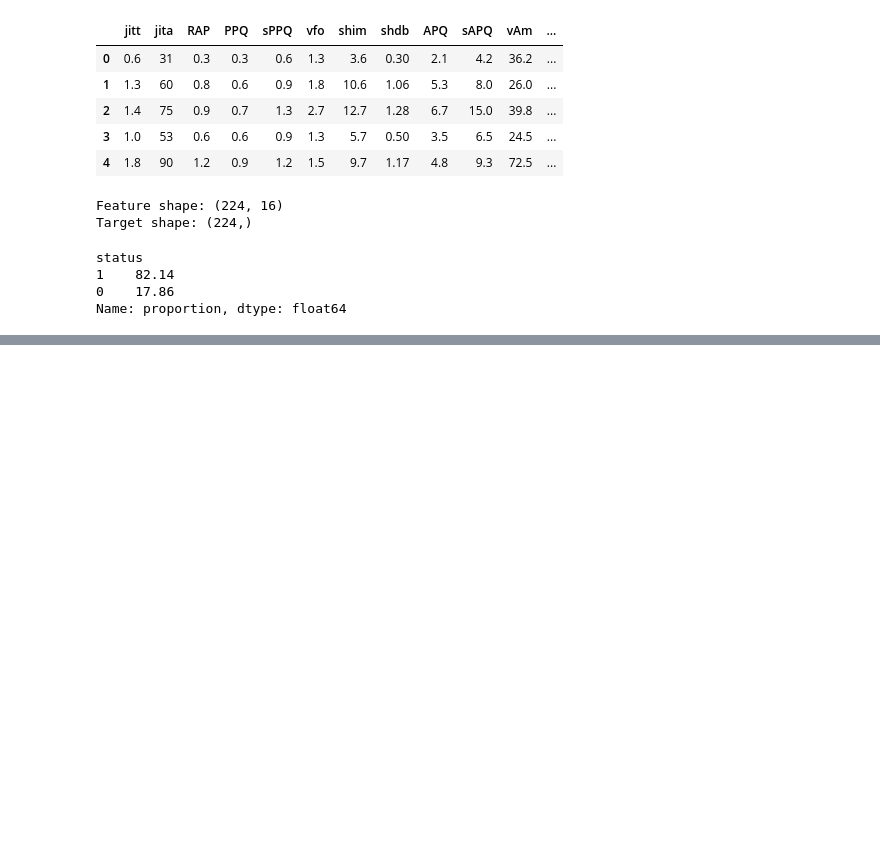
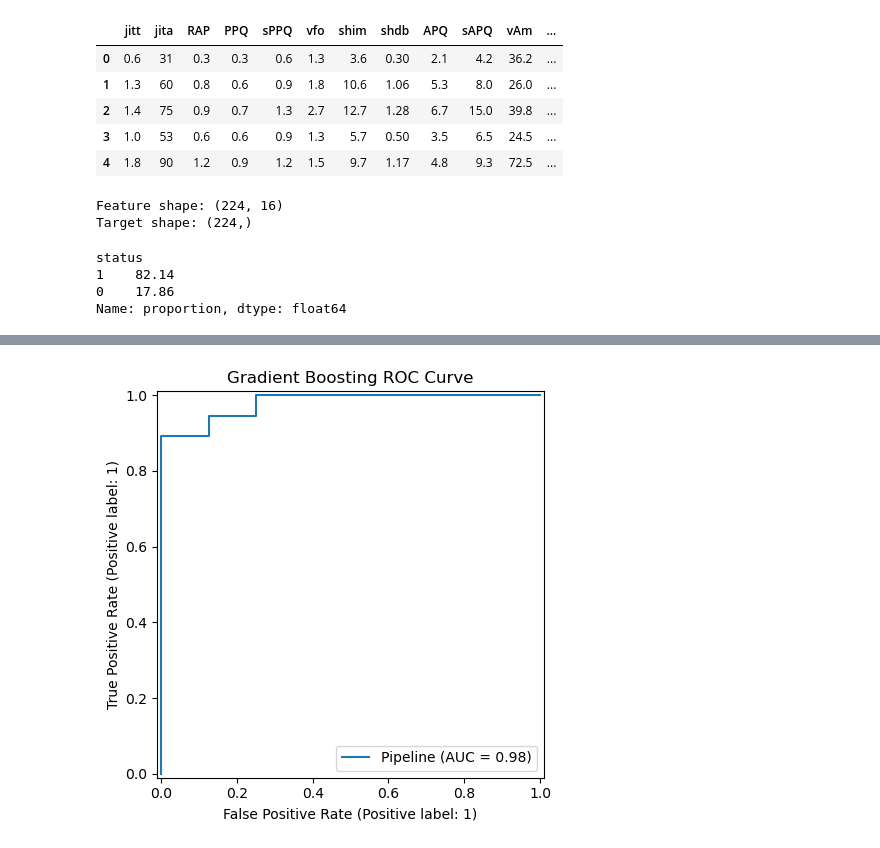
Before and after one commit to dans2303/parkinsons-disease-detection, a Jupyter notebook: notebooks/02_gradient_boosting.ipynb, the cells around one changed output, grey strips where cells are left out. Cells and saved outputs as stored; diff of their text form; code cells hidden in the pictures; blank space fills up the shorter version.

Commit message:
Update gradient boosting and add new notebooks

```diff
--- a/notebooks/02_gradient_boosting.ipynb
+++ b/notebooks/02_gradient_boosting.ipynb
@@ -139,0 +184,9 @@ plt.show()
+# %%
+RocCurveDisplay.from_estimator(gb_pipeline, X_test, y_test)
+
+plt.title("Gradient Boosting ROC Curve")
+plt.tight_layout()
+plt.savefig(FIGURES_DIR / "gradient_boosting_roc_curve.png", dpi=300)
+plt.show()
+# %% [output]
+[figure, added]
```
Also changed, not shown: parts of 12 cells of this notebook.
